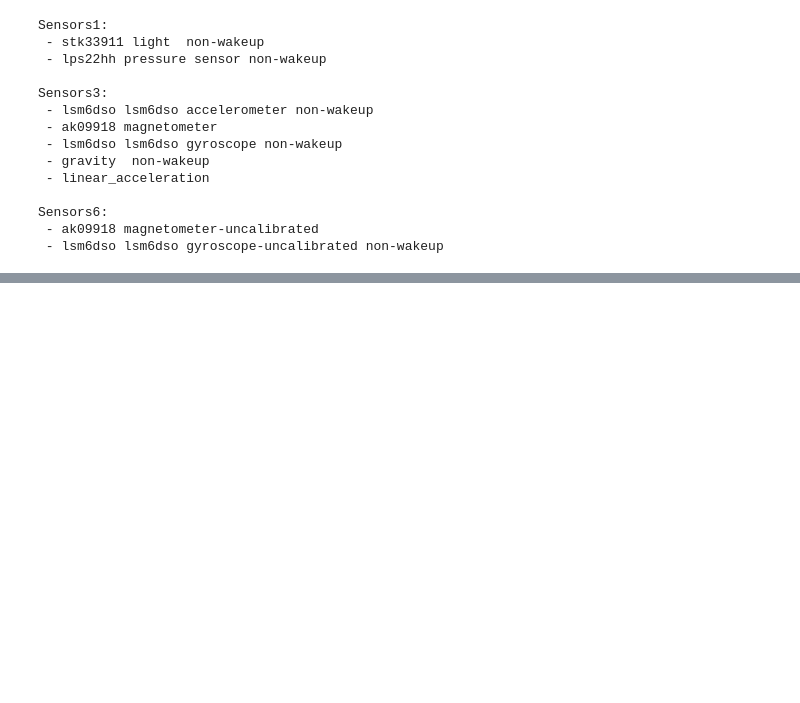
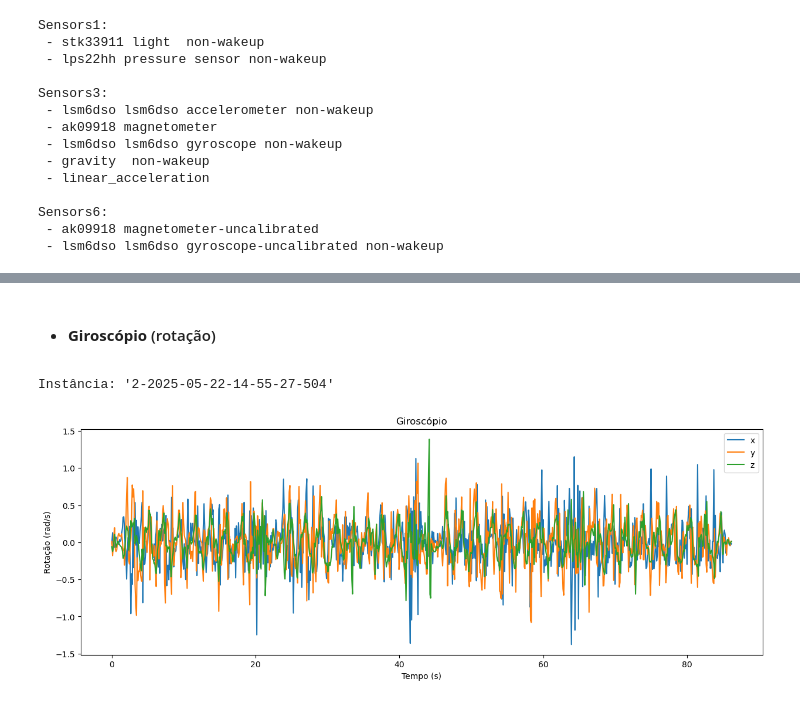
Before and after one commit to RafaBSales/MAC0209-EP2, a Jupyter notebook: ep2.ipynb, the cells around one changed output, grey strips where cells are left out. Saved outputs shown, nothing was run; the diff lists cells and outputs as text; code cells hidden in the pictures; blank space fills up the shorter version.

```diff
--- a/ep2.ipynb
+++ b/ep2.ipynb
@@ -118,0 +131,11 @@ sample_accel_data
+# %% [markdown]
+- #### **Giroscópio** (rotação)
+# %%
+mu_reta_sample = mu_reta_ds.instance
+print(f"Instância: '{mu_reta_sample.name}'")
+mu_reta_sample_gyro = mu_reta_sample.sensors3['lsm6dso lsm6dso gyroscope non-wakeup']
+
+plotxyz(mu_reta_sample_gyro, dimensions='xyz', title="Giroscópio", ylabel="Rotação (rad/s)")
+# %% [output]
+Instância: '2-2025-05-22-14-55-27-504'
+[figure, added]
```
Also changed, not shown: parts of 30 cells of this notebook.
